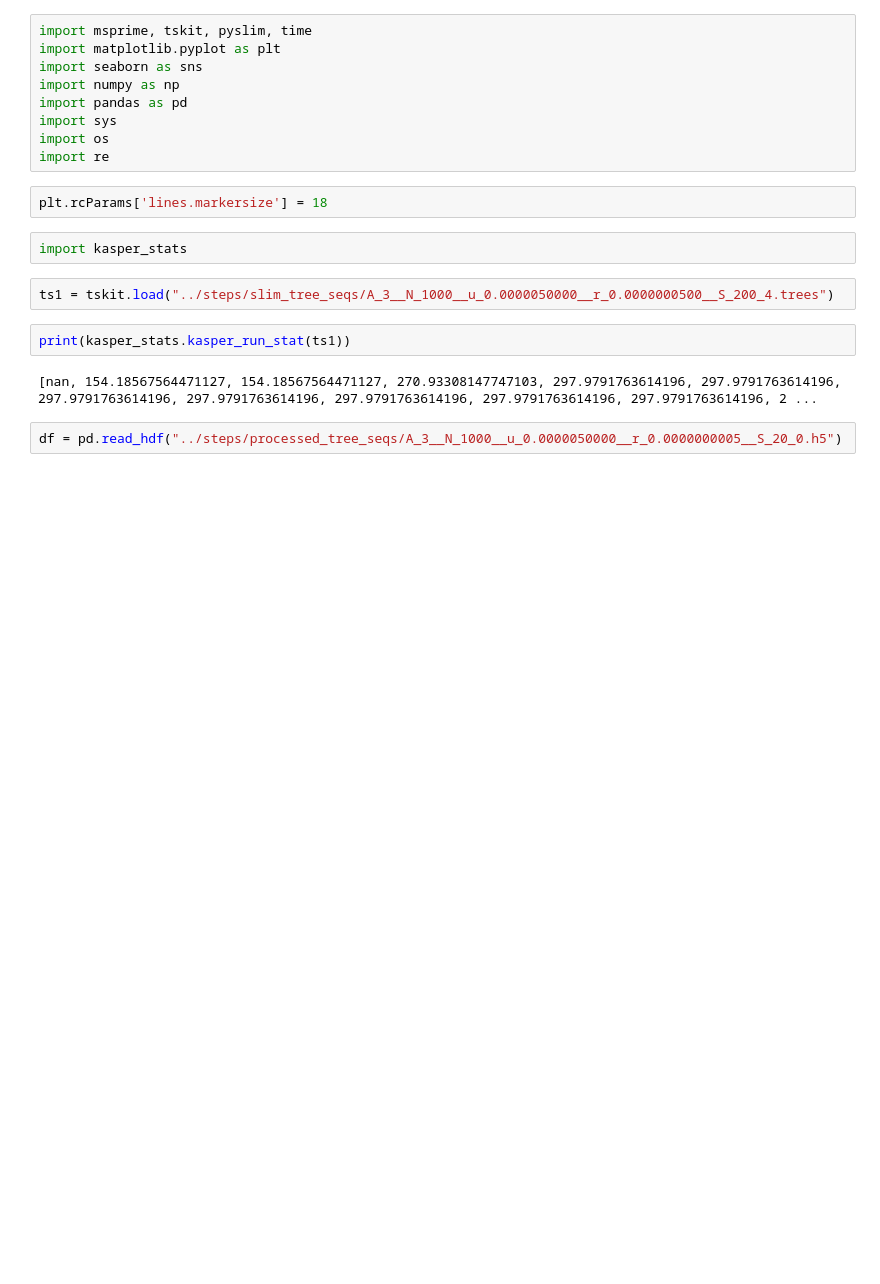
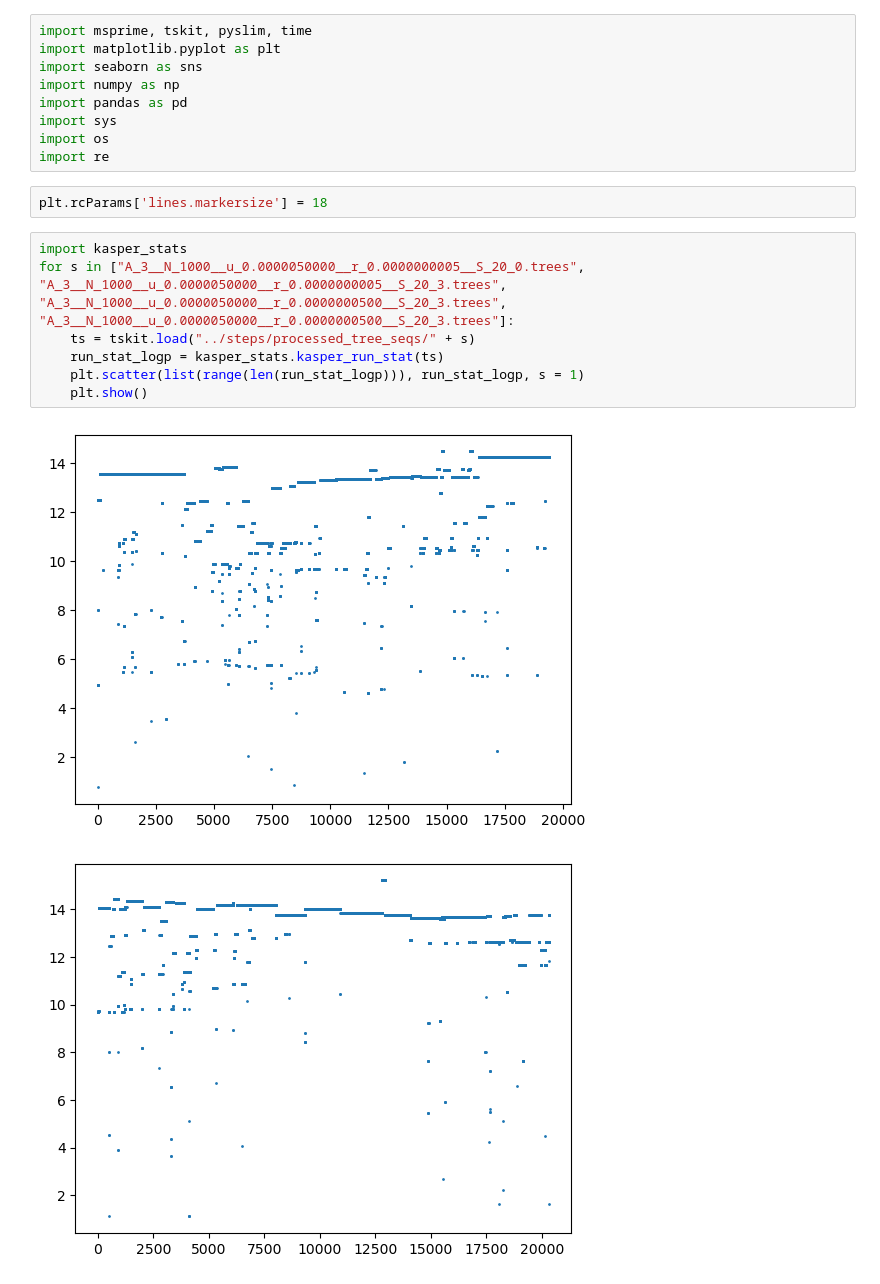
Before and after one commit to munch-group/davide-intern, a Jupyter notebook: notebooks/02_tsdf.ipynb, the cells around one changed output. Drawn from its saved outputs; the diff is of its cells as text; blank space fills up the shorter version.

Commit message:
debug plots

```diff
--- a/notebooks/02_tsdf.ipynb
+++ b/notebooks/02_tsdf.ipynb
@@ -9,13 +9,13 @@ import os
 import re
 # %%
 plt.rcParams['lines.markersize'] = 18
-# %%
-import kasper_stats
-# %%
-ts1 = tskit.load("../steps/slim_tree_seqs/A_3__N_1000__u_0.0000050000__r_0.0000000500__S_200_4.trees")
-# %%
-print(kasper_stats.kasper_run_stat(ts1))
-# %% [output]
-[nan, 154.18567564471127, 154.18567564471127, 270.93308147747103, 297.9791763614196, 297.9791763614196, 297.9791763614196, 297.9791763614196, 297.9791763614196, 297.9791763614196, 297.9791763614196, 2 ...
-# %%
-df = pd.read_hdf("../steps/processed_tree_seqs/A_3__N_1000__u_0.0000050000__r_0.0000000005__S_20_0.h5")
+# %%
+import kasper_stats
+for s in ["A_3__N_1000__u_0.0000050000__r_0.0000000005__S_20_0.trees", "A_3__N_1000__u_0.0000050000__r_0.0000000005__S_20_3.trees", "A_3__N_1000__u_0.0000050000__r_0.0000000500__S_20_3.trees", "A_3__N_1000__u_0.0000050000__r_0.0000000500__S_20_3.trees"]:
+    ts = tskit.load("../steps/processed_tree_seqs/" + s)
+    run_stat_logp = kasper_stats.kasper_run_stat(ts)
+    plt.scatter(list(range(len(run_stat_logp))), run_stat_logp, s = 1)
+    plt.show()
+# %% [output]
+[figure, added]
+[figure, added]
```
Also changed, not shown: parts of 25 cells of this notebook, 1 other file.
